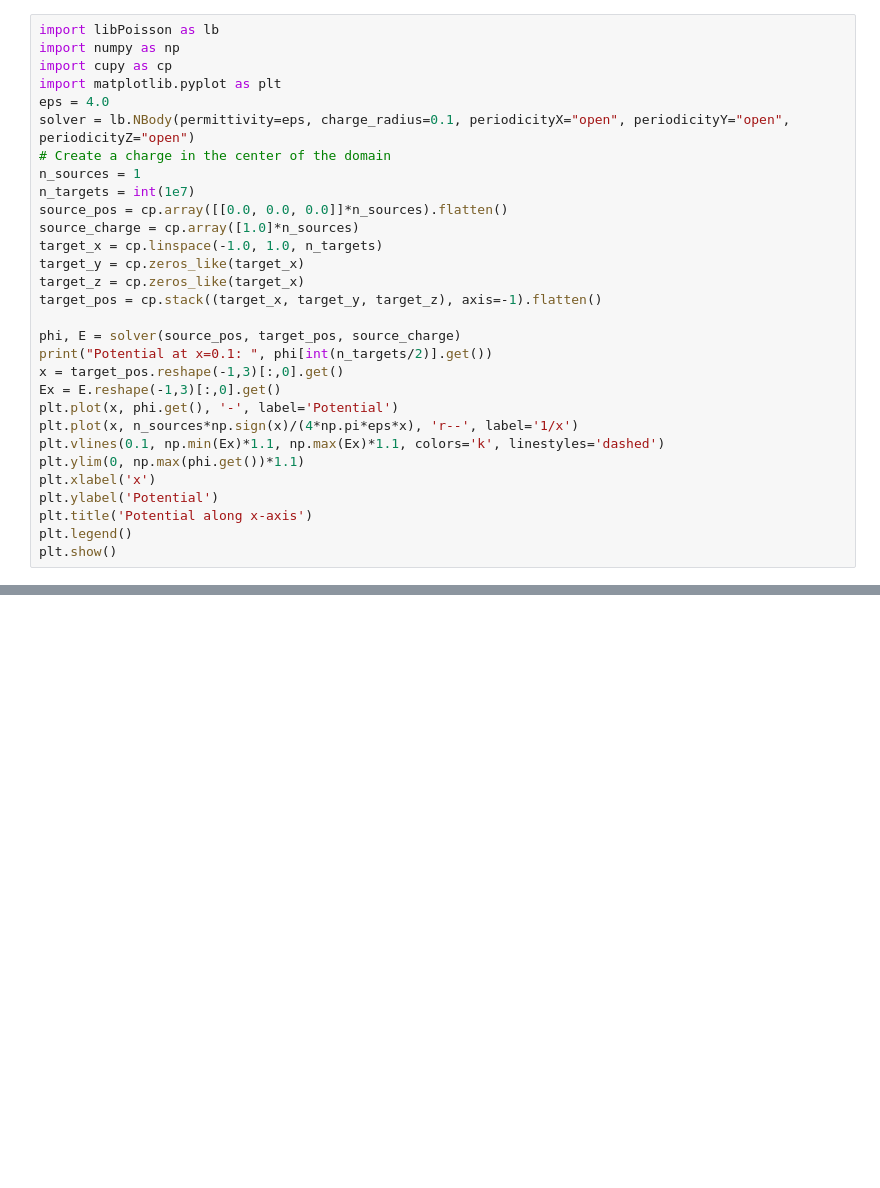
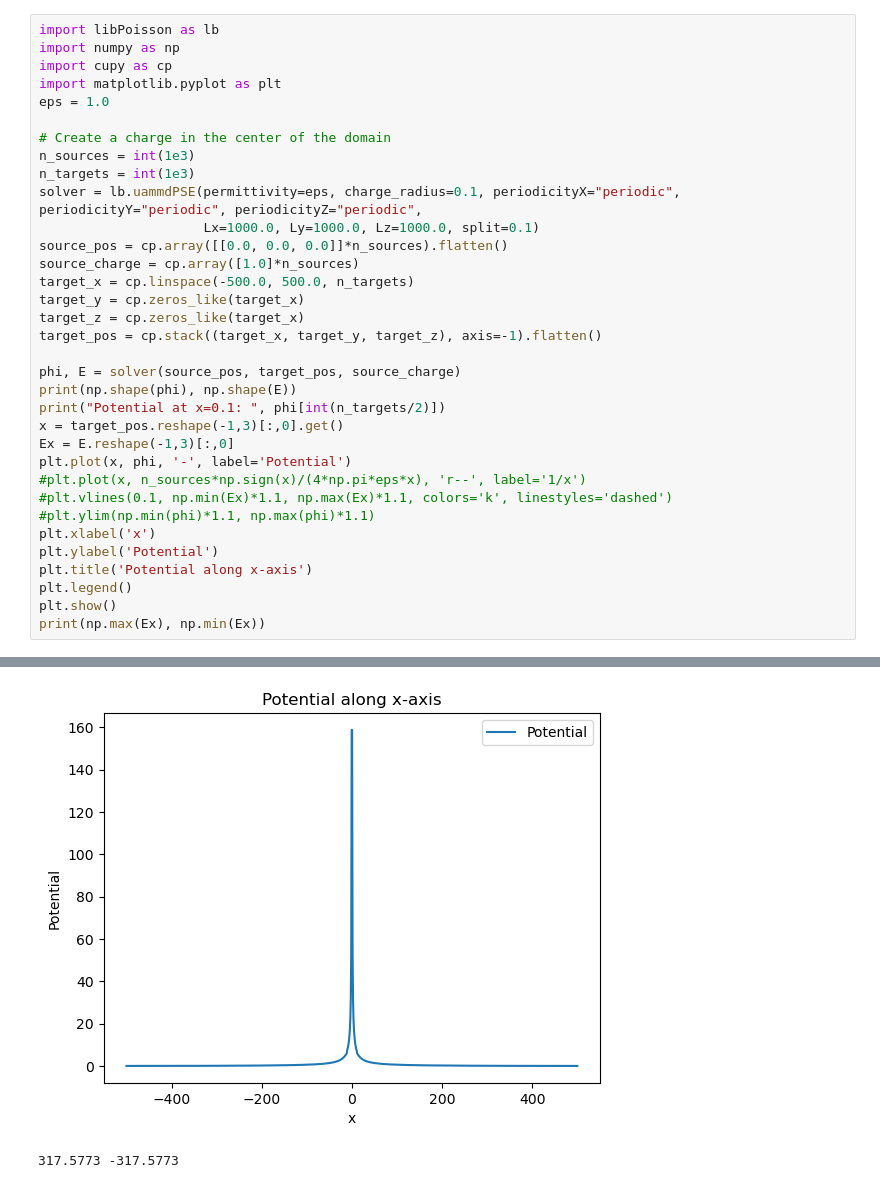
Before and after one commit to RaulPPelaez/libpoisson, a Jupyter notebook: examples/example.ipynb, the cells around one changed output, grey strips where cells are left out. Drawn from its saved outputs; the diff is of its cells as text; blank space fills up the shorter version.

```diff
--- a/examples/example.ipynb
+++ b/examples/example.ipynb
@@ -3,29 +3,33 @@ import libPoisson as lb
 import numpy as np
 import cupy as cp
 import matplotlib.pyplot as plt
-eps = 4.0
-solver = lb.NBody(permittivity=eps, charge_radius=0.1, periodicityX="open", periodicityY="open", periodicityZ="open")
+eps = 1.0
+
 # Create a charge in the center of the domain
-n_sources = 1
-n_targets = int(1e7)
+n_sources = int(1e3)
+n_targets = int(1e3)
+solver = lb.uammdPSE(permittivity=eps, charge_radius=0.1, periodicityX="periodic", periodicityY="periodic", periodicityZ="periodic",
+                     Lx=1000.0, Ly=1000.0, Lz=1000.0, split=0.1)
 source_pos = cp.array([[0.0, 0.0, 0.0]]*n_sources).flatten()
 source_charge = cp.array([1.0]*n_sources)
-target_x = cp.linspace(-1.0, 1.0, n_targets)
+target_x = cp.linspace(-500.0, 500.0, n_targets)
 target_y = cp.zeros_like(target_x)
 target_z = cp.zeros_like(target_x)
 target_pos = cp.stack((target_x, target_y, target_z), axis=-1).flatten()
 
 phi, E = solver(source_pos, target_pos, source_charge)
-print("Potential at x=0.1: ", phi[int(n_targets/2)].get())
+print(np.shape(phi), np.shape(E))
+print("Potential at x=0.1: ", phi[int(n_targets/2)])
 x = target_pos.reshape(-1,3)[:,0].get()
-Ex = E.reshape(-1,3)[:,0].get()
-plt.plot(x, phi.get(), '-', label='Potential')
-plt.plot(x, n_sources*np.sign(x)/(4*np.pi*eps*x), 'r--', label='1/x')
-plt.vlines(0.1, np.min(Ex)*1.1, np.max(Ex)*1.1, colors='k', linestyles='dashed')
-plt.ylim(0, np.max(phi.get())*1.1)
+Ex = E.reshape(-1,3)[:,0]
+plt.plot(x, phi, '-', label='Potential')
+#plt.plot(x, n_sources*np.sign(x)/(4*np.pi*eps*x), 'r--', label='1/x')
+#plt.vlines(0.1, np.min(Ex)*1.1, np.max(Ex)*1.1, colors='k', linestyles='dashed')
+#plt.ylim(np.min(phi)*1.1, np.max(phi)*1.1)
 plt.xlabel('x')
 plt.ylabel('Potential')
 plt.title('Potential along x-axis')
 plt.legend()
 plt.show()
+print(np.max(Ex), np.min(Ex))
 # %% [output]
@@ -34,3 +56,5 @@ KeyboardInterrupt:
+[figure, added]
+317.5773 -317.5773
 # %%
 # check performance
 import libPoisson as lb
```
Also changed, not shown: parts of 3 cells of this notebook, 14 other files.
